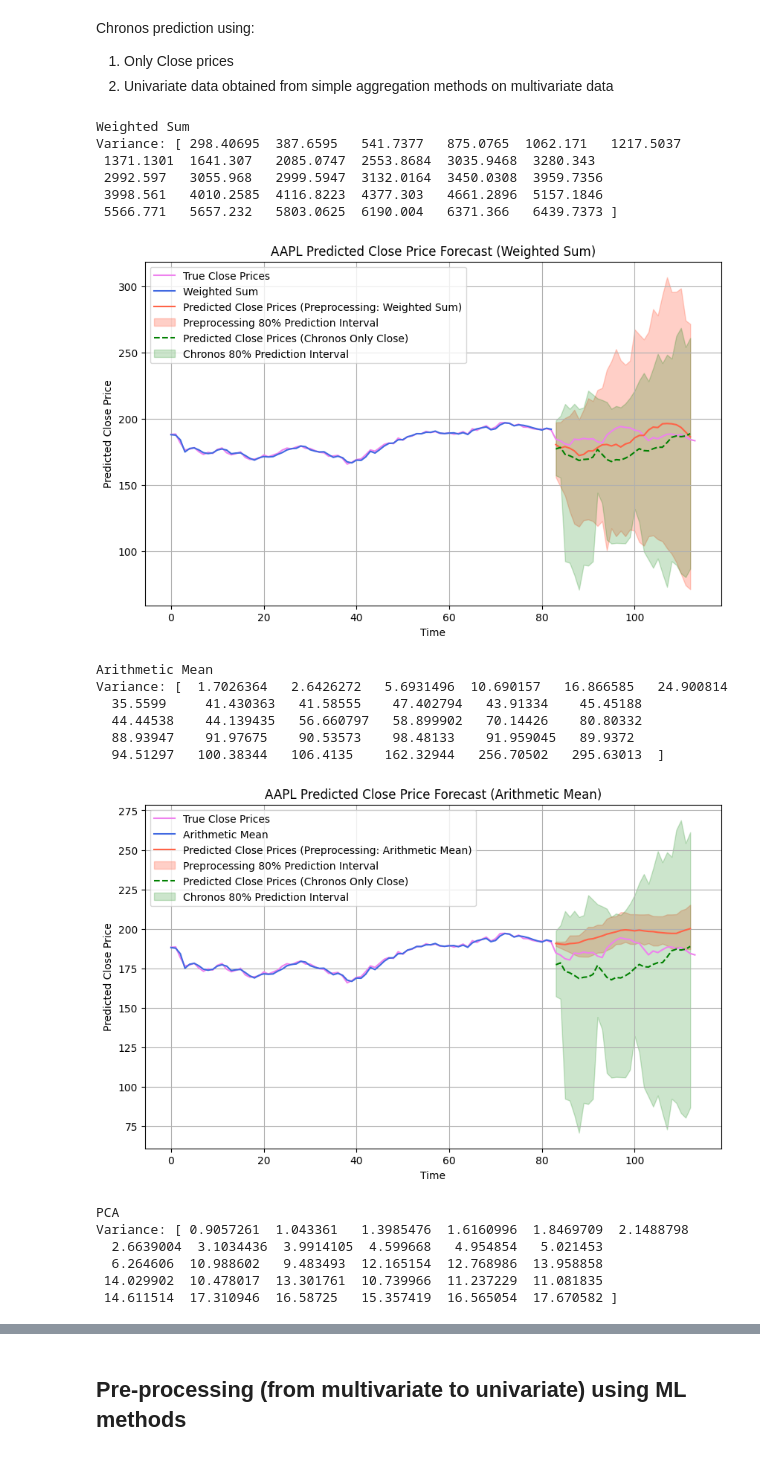
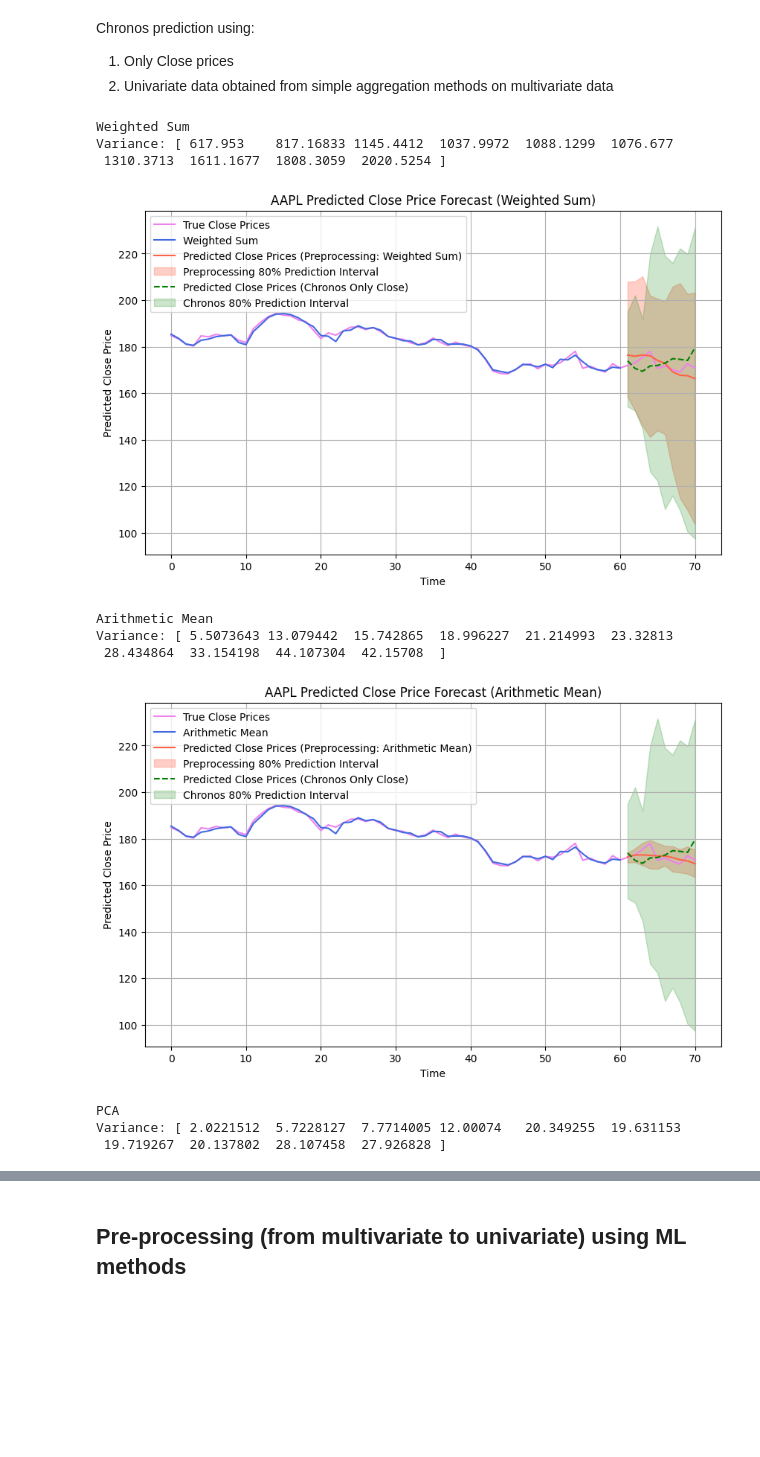
Before and after one commit to JackBstn/Chronos_multivariate, a Jupyter notebook: chronos_multivariate_preprocessing.ipynb, the cells around one changed output, grey strips where cells are left out. Saved outputs shown, nothing was run; the diff lists cells and outputs as text; code cells hidden in the pictures; blank space fills up the shorter version.

```diff
--- a/chronos_multivariate_preprocessing.ipynb
+++ b/chronos_multivariate_preprocessing.ipynb
@@ -84,9 +84,10 @@ reset_seed()  # For reproducibility
 
 # Download data from Yahoo Finance (AAPL)
 symbol = "AAPL"
-data = yf.download(symbol, start="2023-09-01", end="2023-12-31", progress=False)
-data_to_predict = yf.download(symbol, start="2024-01-01", end="2024-02-15", progress=False)
-all_close_values = np.concatenate([data['Close'].values, data_to_predict['Close'].values])
+data = yf.download(symbol, start="2024-01-01", end="2024-03-31", progress=False)
+prediction_length = 10  # Number of days to predict
+close_values = data['Close'].values
+data_to_predict = close_values[-prediction_length:]
 
 # Standardize data
 scaler = StandardScaler()
@@ -146,17 +141,18 @@ results = {}
 
 # Chronos prediction using only Close prices
 forecast_close = pipeline.predict(
-    context=torch.tensor(data['Close'].values), prediction_length=30
+    context=torch.tensor(close_values), prediction_length=prediction_length
 )
 
 # Extract forecast statistics
-forecast_index_close = range(len(data['Close']), len(data['Close']) + 30)
+forecast_index_close = range(len(data['Close']), len(data['Close']) + prediction_length)
 low_close, median_close, high_close = np.quantile(forecast_close[0].numpy(), [0.1, 0.5, 0.9], axis=0)
 mean_forecast_close = np.mean(forecast_close[0].numpy(), axis=0)
 
 # Compute metrics for Chronos (Close-only)
-actual_values = data_to_predict['Close'].values[:30] # True values for comparison
+actual_values = data_to_predict # True values for comparison
 results["Chronos Only Close"] = compute_metrics(actual_values, mean_forecast_close, data['Close'].values.reshape(-1))
+all_close_values = np.concatenate([data['Close'].values, data_to_predict])
 
 # Chronos prediction using preprocessing methods
 methods = {
@@ -168,10 +164,10 @@ methods = {
 for title, close_prices in methods.items():
     # Step 1: Chronos prediction
     forecast = pipeline.predict(
-        context=torch.tensor(close_prices.values), prediction_length=30
+        context=torch.tensor(close_prices.values), prediction_length=prediction_length
     )
 
-    forecast_index = range(len(close_prices), len(close_prices) + 30)
+    forecast_index = range(len(close_prices), len(close_prices) + prediction_length)
     low, median, high = np.quantile(forecast[0].numpy(), [0.1, 0.5, 0.9], axis=0)
     mean_forecast = np.mean(forecast[0].numpy(), axis=0)
     variance_forecast = np.var(forecast[0].numpy(), axis=0)
@@ -189,50 +185,41 @@ for title, close_prices in methods.items():
 
     # Predicted Close Prices using preprocessing methods
     plt.plot(forecast_index, mean_forecast, color="tomato", label=f"Predicted Close Prices (Preprocessing: {title})")
     plt.fill_between(forecast_index, low, high, color="tomato", alpha=0.3, label="Preprocessing 80% Prediction Interval")
 
     # Add Chronos-only Close prediction
     plt.plot(forecast_index_close, mean_forecast_close, color="green", linestyle="dashed",
             label="Predicted Close Prices (Chronos Only Close)")
     plt.fill_between(forecast_index_close, low_close, high_close, color="green", alpha=0.2, label="Chronos 80% Prediction Interval")
 
     plt.title(f"{symbol} Predicted Close Price Forecast ({title})")
     plt.xlabel("Time")
     plt.ylabel("Predicted Close Price")
     plt.legend()
     plt.grid()
-    plt.savefig(f"{title.replace(' ', '_')}.png")
+    plt.savefig(f"Preprocessing_{title.replace(' ', '_')}.png")
     plt.show()
 
 
 # Convert results to DataFrame
 results_df = pd.DataFrame(results).T
 print("PERFORMANCE METRICS:")
 print(results_df)
 
 # Compute relative performance
 relative_scores = agg_relative_score(results_df.iloc[1:], results_df.iloc[0])  # Exclude Chronos Only Close as baseline
 print("-------------------------------------------------")
 print("SCALING PERFORMANCE (Preprocessing vs Chronos Only Close):")
 print(relative_scores)
 # %% [output]
 Weighted Sum
-Variance: [ 298.40695  387.6595   541.7377   875.0765  1062.171   1217.5037
- 1371.1301  1641.307   2085.0747  2553.8684  3035.9468  3280.343
- 2992.597   3055.968   2999.5947  3132.0164  3450.0308  3959.7356
- 3998.561   4010.2585  4116.8223  4377.303   4661.2896  5157.1846
- 5566.771   5657.232   5803.0625  6190.004   6371.366   6439.7373 ]
+Variance: [ 617.953    817.16833 1145.4412  1037.9972  1088.1299  1076.677
+ 1310.3713  1611.1677  1808.3059  2020.5254 ]
-[figure, old version]
+[figure, new version]
 Arithmetic Mean
-Variance: [  1.7026364   2.6426272   5.6931496  10.690157   16.866585   24.900814
-  35.5599     41.430363   41.58555    47.402794   43.91334    45.45188
-  44.44538    44.139435   56.660797   58.899902   70.14426    80.80332
-  88.93947    91.97675    90.53573    98.48133    91.959045   89.9372
-  94.51297   100.38344   106.4135    162.32944   256.70502   295.63013  ]
+Variance: [ 5.5073643 13.079442  15.742865  18.996227  21.214993  23.32813
+ 28.434864  33.154198  44.107304  42.15708  ]
-[figure, old version]
+[figure, new version]
 PCA
-Variance: [ 0.9057261  1.043361   1.3985476  1.6160996  1.8469709  2.1488798
-  2.6639004  3.1034436  3.9914105  4.599668   4.954854   5.021453
-  6.264606  10.988602   9.483493  12.165154  12.768986  13.958858
- 14.029902  10.478017  13.301761  10.739966  11.237229  11.081835
- 14.611514  17.310946  16.58725   15.357419  16.565054  17.670582 ]
+Variance: [ 2.0221512  5.7228127  7.7714005 12.00074   20.349255  19.631153
+ 19.719267  20.137802  28.107458  27.926828 ]
```
Also changed, not shown: parts of 4 cells of this notebook, 6 other files.
